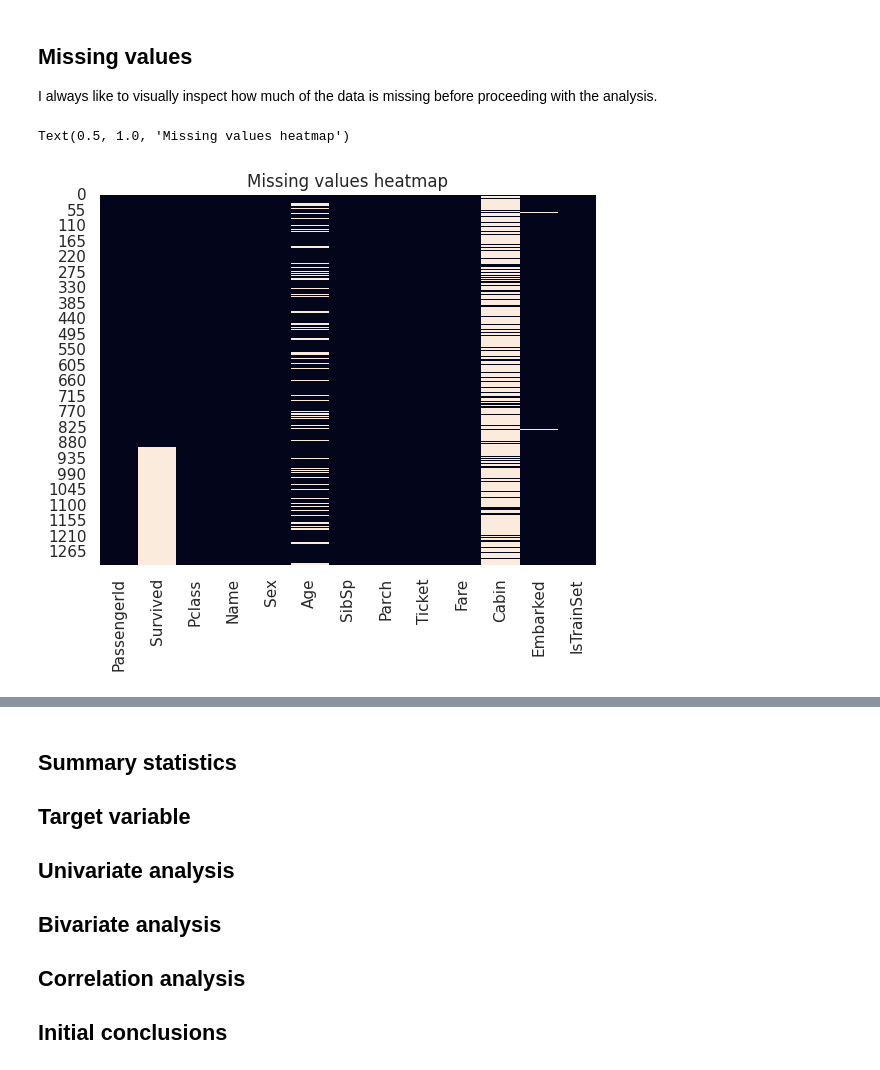
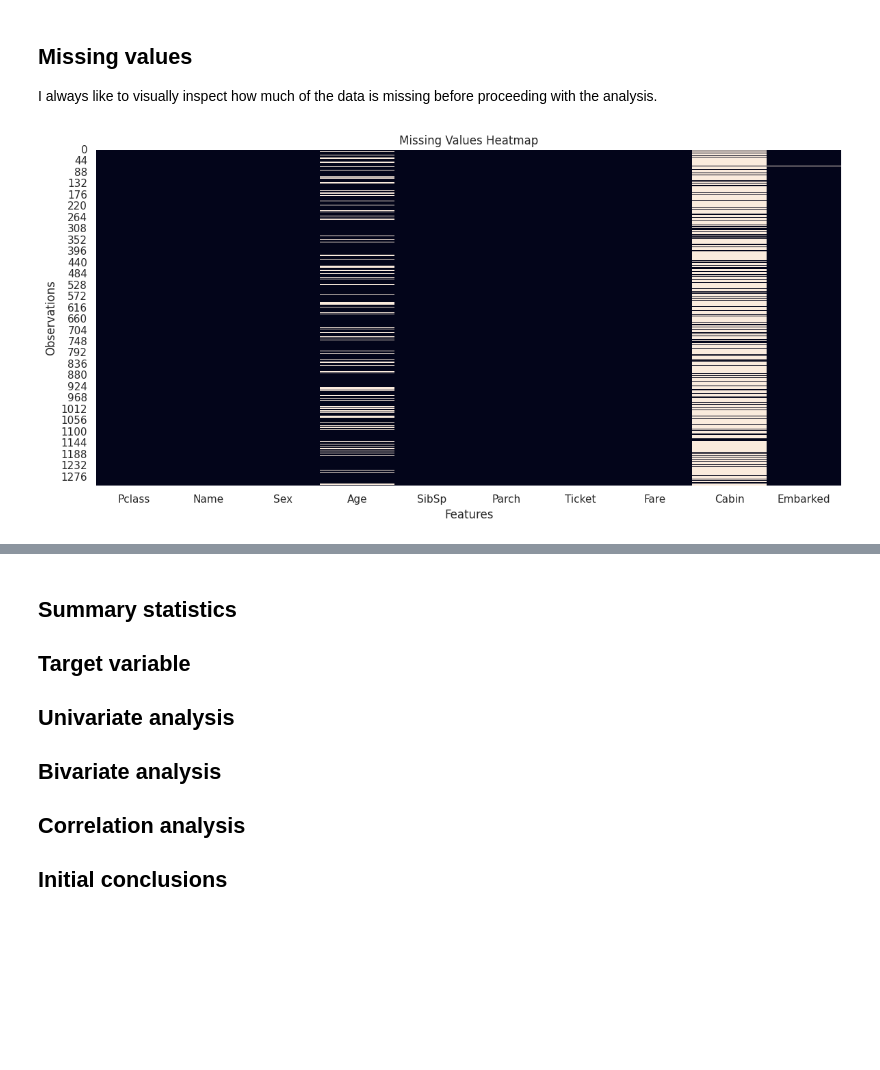
Before and after one commit to ianlopezdiaz/kaggle-titanic, a Jupyter notebook: 1_EDA.ipynb, the cells around one changed output, grey strips where cells are left out. Drawn from its saved outputs; the diff is of its cells as text; code cells hidden in the pictures; blank space fills up the shorter version.

```diff
--- a/1_EDA.ipynb
+++ b/1_EDA.ipynb
@@ -245,8 +245,19 @@ df_full.describe()
 ## Missing values
 
 I always like to visually inspect how much of the data is missing before proceeding with the analysis.
-# %%
-sns.heatmap(df_full.isnull(), cbar = False).set_title("Missing values heatmap")
-# %% [output]
-Text(0.5, 1.0, 'Missing values heatmap')
-[figure, removed]
+# %%
+plt.figure(figsize=(12, 6))
+
+sns.heatmap(
+    df_full[features].isnull(),
+    cbar=False
+)
+
+plt.title("Missing Values Heatmap")
+plt.xlabel("Features")
+plt.ylabel("Observations")
+
+plt.tight_layout()
+plt.show()
+# %% [output]
+[figure, added]
```
Also changed, not shown: parts of 24 cells of this notebook, 8 other files.
